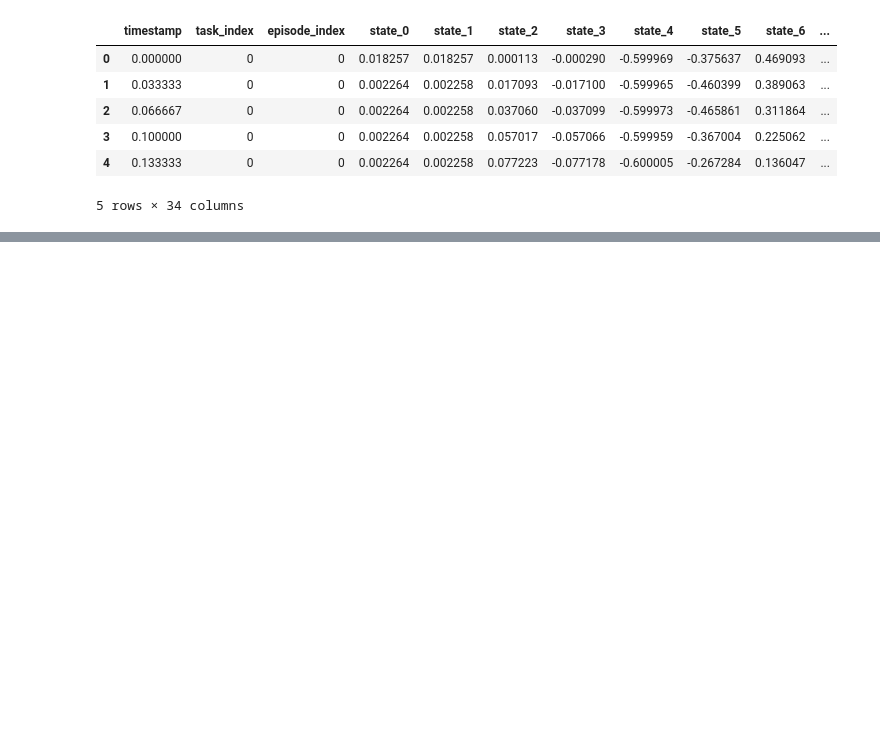
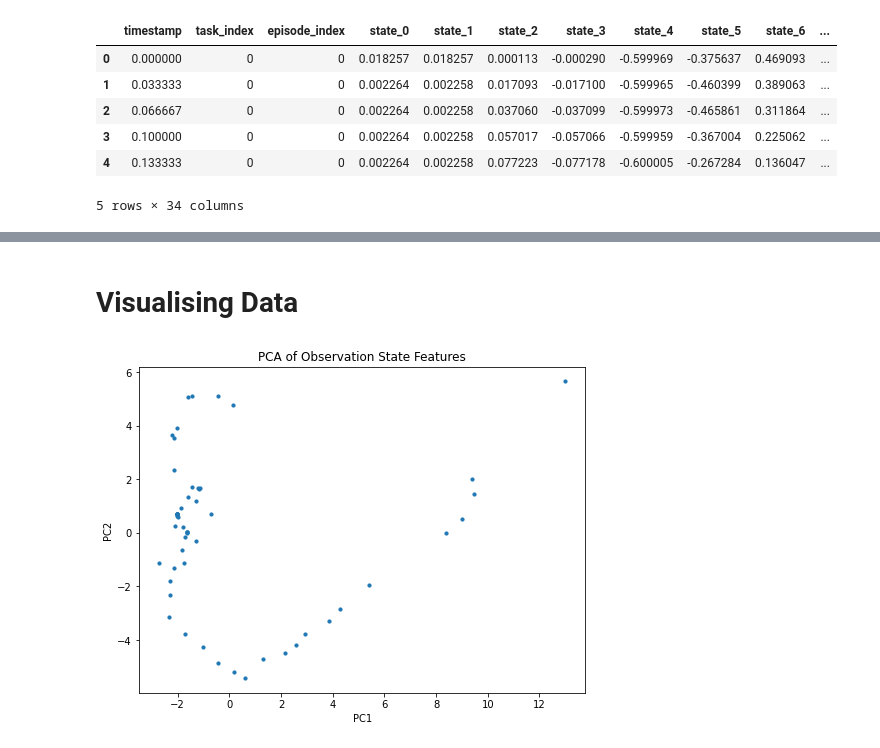
Before and after one commit to dhruvijoshi/KR2, a Jupyter notebook: data_explotation.ipynb, the cells around one changed output, grey strips where cells are left out. Drawn from its saved outputs; the diff is of its cells as text; code cells hidden in the pictures; blank space fills up the shorter version.

Commit message:
Standardising and Visualising data

```diff
--- a/data_explotation.ipynb
+++ b/data_explotation.ipynb
@@ -73,0 +108,4 @@ state_v1.head()
+# %%
+scaler = StandardScaler()
+state_df = scaler.fit_transform(state_df)
+state_df = pd.DataFrame(state_df, columns=[f'state_{i}' for i in range(state_df.shape[1])])
@@ -73,0 +125,14 @@ state_v1.head()
+# %% [markdown]
+# Visualising Data
+# %%
+pca = PCA(n_components=2)
+state_pca = pca.fit_transform(state_df)
+# %%
+plt.figure(figsize=(8,6))
+plt.scatter(state_pca[:, 0], state_pca[:, 1], s=10)
+plt.title("PCA of Observation State Features")
+plt.xlabel("PC1")
+plt.ylabel("PC2")
+plt.show()
+# %% [output]
+[figure, added]
```
Also changed, not shown: parts of 4 cells of this notebook.
